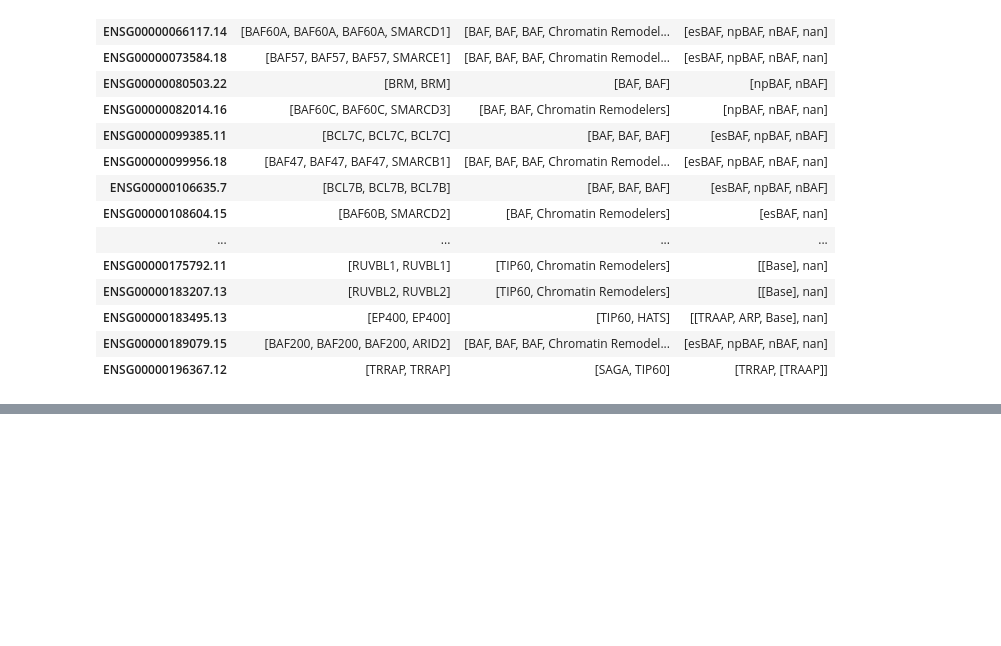
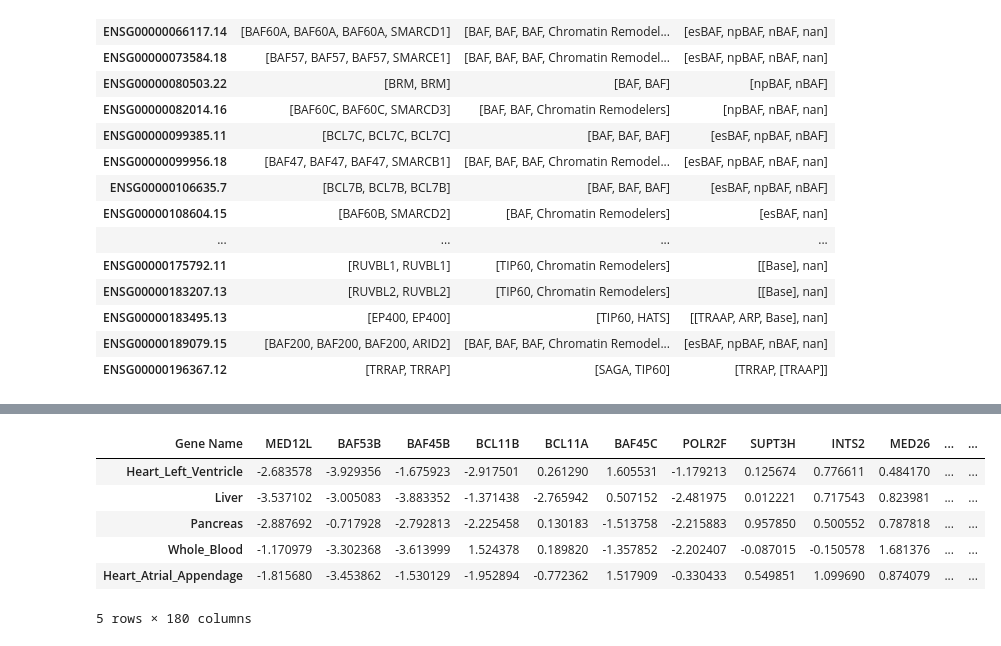
Before and after one commit to kinseylong/StallerRotation, a Jupyter notebook: cofactor_complexes/cofactor_analysis.ipynb, the cells around one changed output, grey strips where cells are left out. Drawn from its saved outputs; the diff is of its cells as text; code cells hidden in the pictures; blank space fills up the shorter version.

```diff
--- a/cofactor_complexes/cofactor_analysis.ipynb
+++ b/cofactor_complexes/cofactor_analysis.ipynb
@@ -69,4 +70,7 @@ def flatten_and_clean(input_list):
 
 grouped["Subcomplex or Module"] = grouped["Subcomplex or Module"].apply(flatten_and_clean)
 
-grouped.head()
+genename = grouped[["Gene Name"]]
+medians_gene = np.log(medians.merge(genename, left_index=True, right_index=True).set_index("Gene Name"))
+means_gene = np.log(means.merge(genename, left_index=True, right_index=True).set_index("Gene Name"))
+stds_gene = stds.merge(genename, left_index=True, right_index=True).set_index("Gene Name")
@@ -119,0 +77,15 @@ sns.heatmap()
+# %%
+#Sort columns adn rows highest to lowest
+medians = pd.read_csv("cofactor_expression/median_expression.csv").set_index("tissueSiteDetailId")
+
+medians_gene["Net"] = medians_gene.sum(axis=1)
+medians_gene = medians_gene.sort_values("Net").drop("Net", axis = 1)
+medians_gene.head()
+# %% [output]
+| Gene Name | MED12L | BAF53B | BAF45B | BCL11B | BCL11A | BAF45C | POLR2F | SUPT3H | INTS2 | MED26 | ... | ... |
+| Heart_Left_Ventricle | -2.683578 | -3.929356 | -1.675923 | -2.917501 | 0.261290 | 1.605531 | -1.179213 | 0.125674 | 0.776611 | 0.484170 | ... | ... |
+| Liver | -3.537102 | -3.005083 | -3.883352 | -1.371438 | -2.765942 | 0.507152 | -2.481975 | 0.012221 | 0.717543 | 0.823981 | ... | ... |
+| Pancreas | -2.887692 | -0.717928 | -2.792813 | -2.225458 | 0.130183 | -1.513758 | -2.215883 | 0.957850 | 0.500552 | 0.787818 | ... | ... |
+| Whole_Blood | -1.170979 | -3.302368 | -3.613999 | 1.524378 | 0.189820 | -1.357852 | -2.202407 | -0.087015 | -0.150578 | 1.681376 | ... | ... |
+| Heart_Atrial_Appendage | -1.815680 | -3.453862 | -1.530129 | -1.952894 | -0.772362 | 1.517909 | -0.330433 | 0.549851 | 1.099690 | 0.874079 | ... | ... |
+5 rows × 180 columns
```
Also changed, not shown: parts of 15 cells of this notebook, 1 other file.
